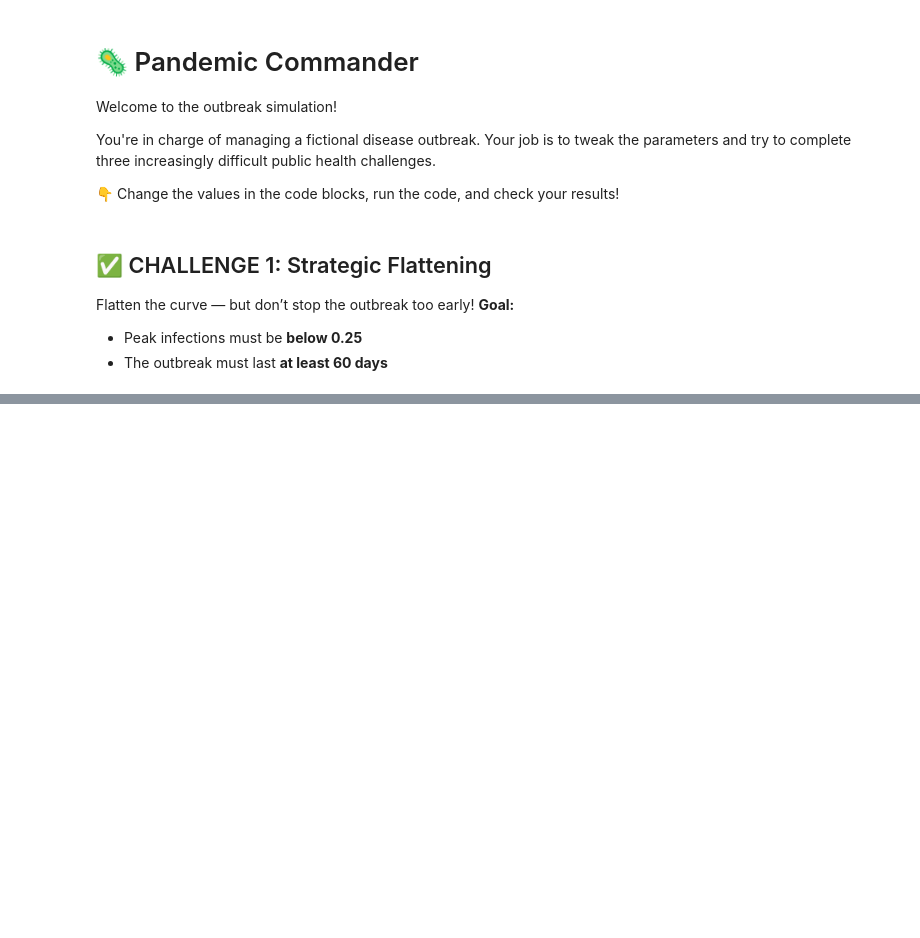
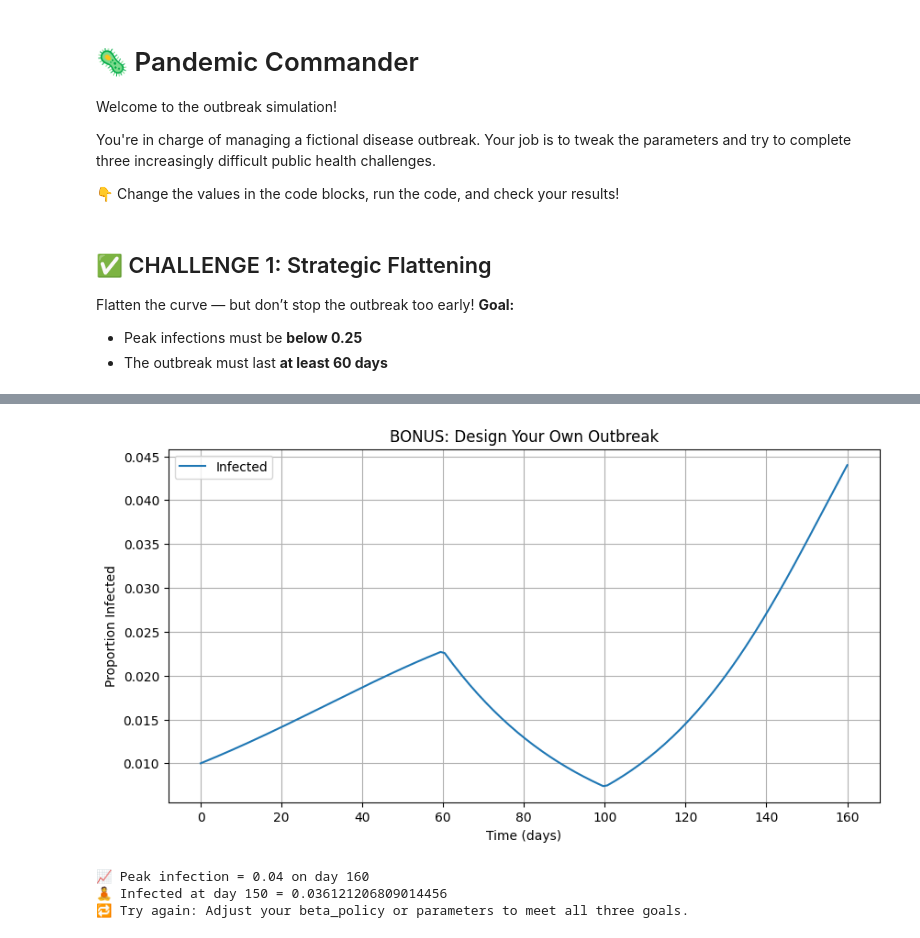
Before and after one commit to belindalombard/CSSummerSchool, a Jupyter notebook: pandemic_commander_final.ipynb, the cells around one changed output, grey strips where cells are left out. Cells and saved outputs as stored; diff of their text form; code cells hidden in the pictures; blank space fills up the shorter version.

```diff
--- a/pandemic_commander_final.ipynb
+++ b/pandemic_commander_final.ipynb
@@ -57,0 +213,59 @@ else:
+# %%
+### YOU CAN CHANGE THE CODE FROM HERE ###
+# 1. Define your own beta policy
+def beta_policy(t):
+    if t < 60:
+        return 0.12
+    elif t < 100:
+        return 0.08
+    else:
+        return 0.15
+
+# 2. Choose your gamma (recovery) and vaccination settings
+gamma = 0.1
+vaccination_rate = 0.01
+
+### TO HERE ###
+
+# 3. Model using your beta_policy
+def custom_model(y, t):
+    S, I, R = y
+    beta = beta_policy(t)
+    dSdt = -beta * S * I + vaccination_rate * R
+    dIdt = beta * S * I - gamma * I
+    dRdt = gamma * I - vaccination_rate * R
+    return [dSdt, dIdt, dRdt]
+
+# 4. Run simulation
+y0 = [0.99, 0.01, 0.0]
+t = np.linspace(0, 160, 160)
+solution = odeint(custom_model, y0, t)
+S, I, R = solution.T
+
+# 5. Plot
+plt.figure(figsize=(10, 5))
+plt.plot(t, I, label='Infected')
+plt.title('BONUS: Design Your Own Outbreak')
+plt.xlabel('Time (days)')
+plt.ylabel('Proportion Infected')
+plt.grid(True)
+plt.legend()
+plt.show()
+
+# 6. Check basic targets
+peak_day = t[np.argmax(I)]
+peak_val = max(I)
+final_I = I[-1]
+
+print(f'📈 Peak infection = {peak_val:.2f} on day {peak_day:.0f}')
+print(f'🧘 Infected at day 150 = {I[150] if len(I) > 150 else "N/A"}')
+
+if peak_day > 100 and peak_val < 0.3 and final_I < 0.01:
+    print("🎉 SUCCESS: You designed a controlled outbreak with minimal harm!")
+else:
+    print("🔁 Try again: Adjust your beta_policy or parameters to meet all three goals.")
+# %% [output]
+[figure, added]
+📈 Peak infection = 0.04 on day 160
+🧘 Infected at day 150 = 0.036121206809014456
+🔁 Try again: Adjust your beta_policy or parameters to meet all three goals.
```
Also changed, not shown: parts of 6 cells of this notebook.
